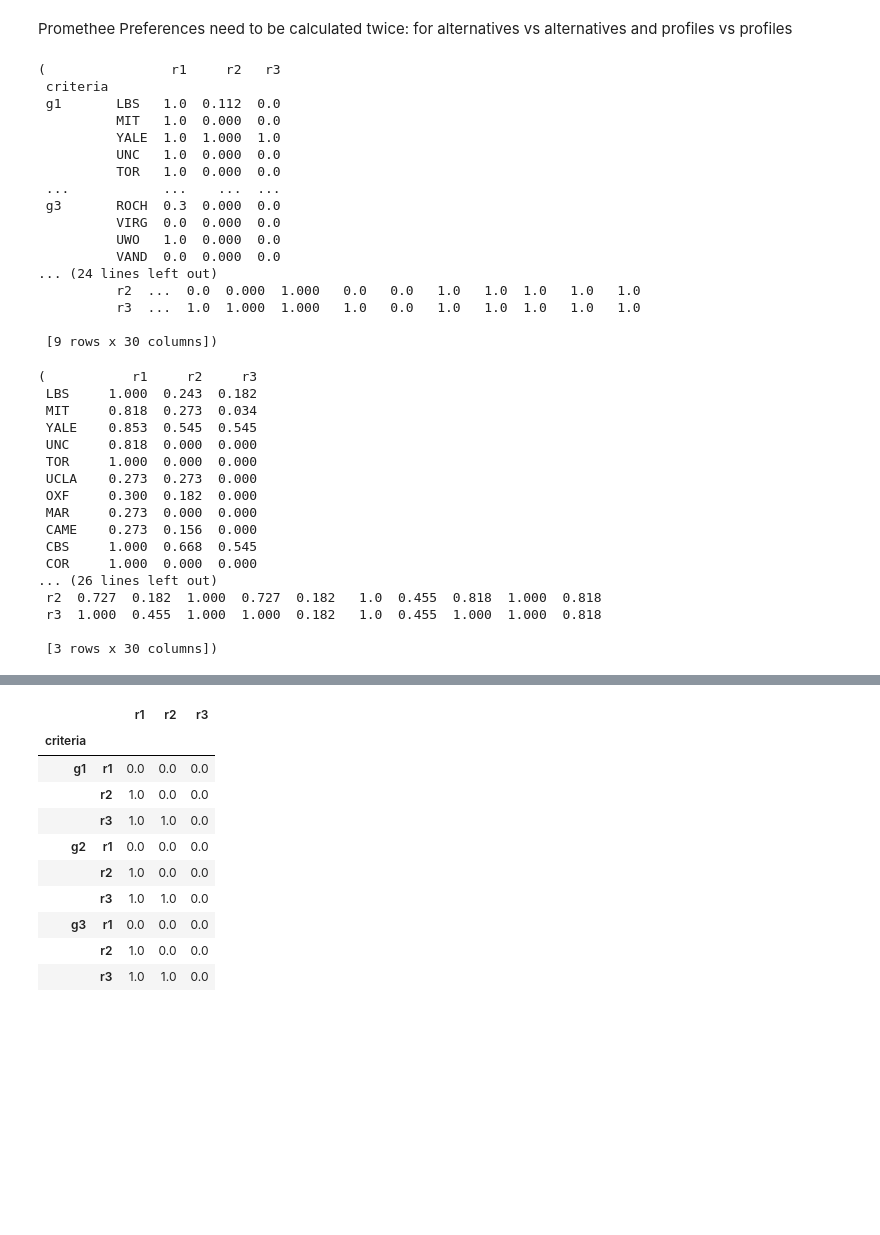
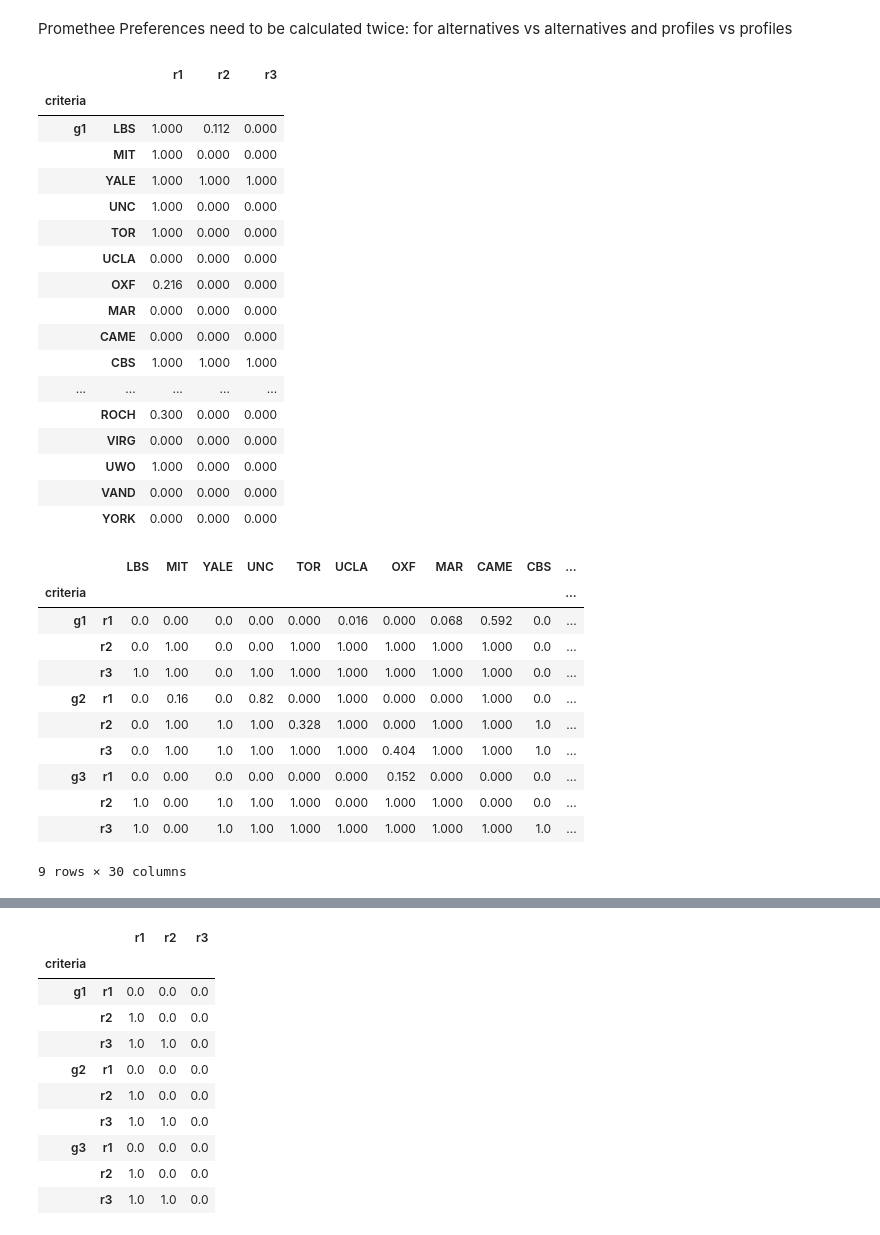
Before and after one commit to WAndraszyk/Construct-your-own-PROMETHEE-with-Python-for-MCDA, a Jupyter notebook: examples/case_studies/CaseStudiesSort.ipynb, the cells around one changed output, grey strips where cells are left out. Cells and saved outputs as stored; diff of their text form; code cells hidden in the pictures; blank space fills up the shorter version.

```diff
--- a/examples/case_studies/CaseStudiesSort.ipynb
+++ b/examples/case_studies/CaseStudiesSort.ipynb
@@ -5,14 +5,16 @@ In this notebook, real-life MCDA problem will be solved using multiple modules.
 ## Definition of inputs and problem formalization
 # %%
 import pandas as pd
-from core.enums import Direction, GeneralCriterion, SurrogateMethod, FlowType, CompareProfiles
+from IPython.display import display
+from core.enums import Direction, GeneralCriterion, SurrogateMethod, \
+    FlowType, CompareProfiles
 from modular_parts.weights import surrogate_weights
 from modular_parts.preference import (compute_preference_indices,
                                       compute_discordance)
 from modular_parts.flows import calculate_promethee_outranking_flows
 from modular_parts.sorting import calculate_flowsortI_sorted_alternatives
 
-
+pd.options.display.max_rows = 1000
 alternatives = ["LBS", "MIT", "YALE", "UNC", "TOR", "UCLA", "OXF", "MAR",
                 "CAME",
                 "CBS", "COR", "DUKE", "ESADE", "HARV", "IESA", "INSEAD",
@@ -22,7 +24,6 @@ alternatives = ["LBS", "MIT", "YALE", "UNC", "TOR", "UCLA", "OXF", "MAR",
                 "VIRG", "UWO", "VAND", "YORK"]
 criteria = ['g1', 'g2', 'g3']
 criteria_directions = [Direction.MAX, Direction.MAX, Direction.MAX]
-
 
 generalised_criteria = [GeneralCriterion.V_SHAPE_INDIFFERENCE,
                         GeneralCriterion.V_SHAPE_INDIFFERENCE,
@@ -117,44 +118,37 @@ Promethee Preferences need to be calculated twice: for alternatives vs alternati
 # %%
 preference_indices, partial_preference_indices = compute_preference_indices(
     alternatives_performances, preference_thresholds, indifference_thresholds,
-    pd.Series(data=None, index=criteria), generalised_criteria,
+    pd.Series(data=None, index=criteria, dtype='float'), generalised_criteria,
     criteria_directions, criteria_weights, category_profiles_performances)
-partial_preference_indices
+display(partial_preference_indices[0], partial_preference_indices[1])
 # %% [output]
+|  |  | r1 | r2 | r3 |
+| criteria |  |  |  |  |
+| g1 | LBS | 1.000 | 0.112 | 0.000 |
+|  | MIT | 1.000 | 0.000 | 0.000 |
+|  | YALE | 1.000 | 1.000 | 1.000 |
+|  | UNC | 1.000 | 0.000 | 0.000 |
+|  | TOR | 1.000 | 0.000 | 0.000 |
+|  | UCLA | 0.000 | 0.000 | 0.000 |
+|  | OXF | 0.216 | 0.000 | 0.000 |
+|  | MAR | 0.000 | 0.000 | 0.000 |
+|  | CAME | 0.000 | 0.000 | 0.000 |
+|  | CBS | 1.000 | 1.000 | 1.000 |
+| ... | ... | ... | ... | ... |
+|  | ROCH | 0.300 | 0.000 | 0.000 |
+|  | VIRG | 0.000 | 0.000 | 0.000 |
+|  | UWO | 1.000 | 0.000 | 0.000 |
+|  | VAND | 0.000 | 0.000 | 0.000 |
+|  | YORK | 0.000 | 0.000 | 0.000 |
+|  |  | LBS | MIT | YALE | UNC | TOR | UCLA | OXF | MAR | CAME | CBS | ... |
+| criteria |  |  |  |  |  |  |  |  |  |  |  | ... |
+| g1 | r1 | 0.0 | 0.00 | 0.0 | 0.00 | 0.000 | 0.016 | 0.000 | 0.068 | 0.592 | 0.0 | ... |
+|  | r2 | 0.0 | 1.00 | 0.0 | 0.00 | 1.000 | 1.000 | 1.000 | 1.000 | 1.000 | 0.0 | ... |
+|  | r3 | 1.0 | 1.00 | 0.0 | 1.00 | 1.000 | 1.000 | 1.000 | 1.000 | 1.000 | 0.0 | ... |
+| g2 | r1 | 0.0 | 0.16 | 0.0 | 0.82 | 0.000 | 1.000 | 0.000 | 0.000 | 1.000 | 0.0 | ... |
+|  | r2 | 0.0 | 1.00 | 1.0 | 1.00 | 0.328 | 1.000 | 0.000 | 1.000 | 1.000 | 1.0 | ... |
+|  | r3 | 0.0 | 1.00 | 1.0 | 1.00 | 1.000 | 1.000 | 0.404 | 1.000 | 1.000 | 1.0 | ... |
+| g3 | r1 | 0.0 | 0.00 | 0.0 | 0.00 | 0.000 | 0.000 | 0.152 | 0.000 | 0.000 | 0.0 | ... |
+|  | r2 | 1.0 | 0.00 | 1.0 | 1.00 | 1.000 | 0.000 | 1.000 | 1.000 | 0.000 | 0.0 | ... |
+|  | r3 | 1.0 | 0.00 | 1.0 | 1.00 | 1.000 | 1.000 | 1.000 | 1.000 | 1.000 | 1.0 | ... |
-(                r1     r2   r3
- criteria
- g1       LBS   1.0  0.112  0.0
-          MIT   1.0  0.000  0.0
-          YALE  1.0  1.000  1.0
-          UNC   1.0  0.000  0.0
-          TOR   1.0  0.000  0.0
- ...            ...    ...  ...
- g3       ROCH  0.3  0.000  0.0
-          VIRG  0.0  0.000  0.0
-          UWO   1.0  0.000  0.0
-          VAND  0.0  0.000  0.0
-... (24 lines left out)
-          r2  ...  0.0  0.000  1.000   0.0   0.0   1.0   1.0  1.0   1.0   1.0
-          r3  ...  1.0  1.000  1.000   1.0   0.0   1.0   1.0  1.0   1.0   1.0
-
- [9 rows x 30 columns])
+9 rows × 30 columns
-# %%
-preference_indices
-# %% [output]
-(           r1     r2     r3
- LBS     1.000  0.243  0.182
- MIT     0.818  0.273  0.034
- YALE    0.853  0.545  0.545
- UNC     0.818  0.000  0.000
- TOR     1.000  0.000  0.000
- UCLA    0.273  0.273  0.000
- OXF     0.300  0.182  0.000
- MAR     0.273  0.000  0.000
- CAME    0.273  0.156  0.000
- CBS     1.000  0.668  0.545
- COR     1.000  0.000  0.000
-... (26 lines left out)
- r2  0.727  0.182  1.000  0.727  0.182   1.0  0.455  0.818  1.000  0.818
- r3  1.000  0.455  1.000  1.000  0.182   1.0  0.455  1.000  1.000  0.818
-
- [3 rows x 30 columns])
```
Also changed, not shown: parts of 9 cells of this notebook, 2 other files.
